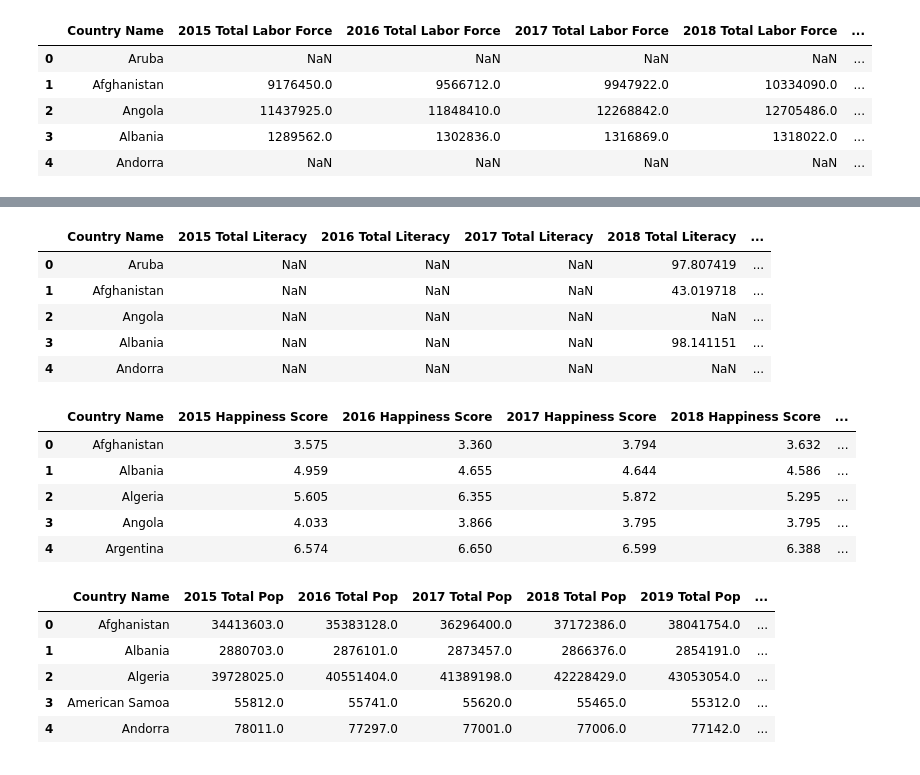
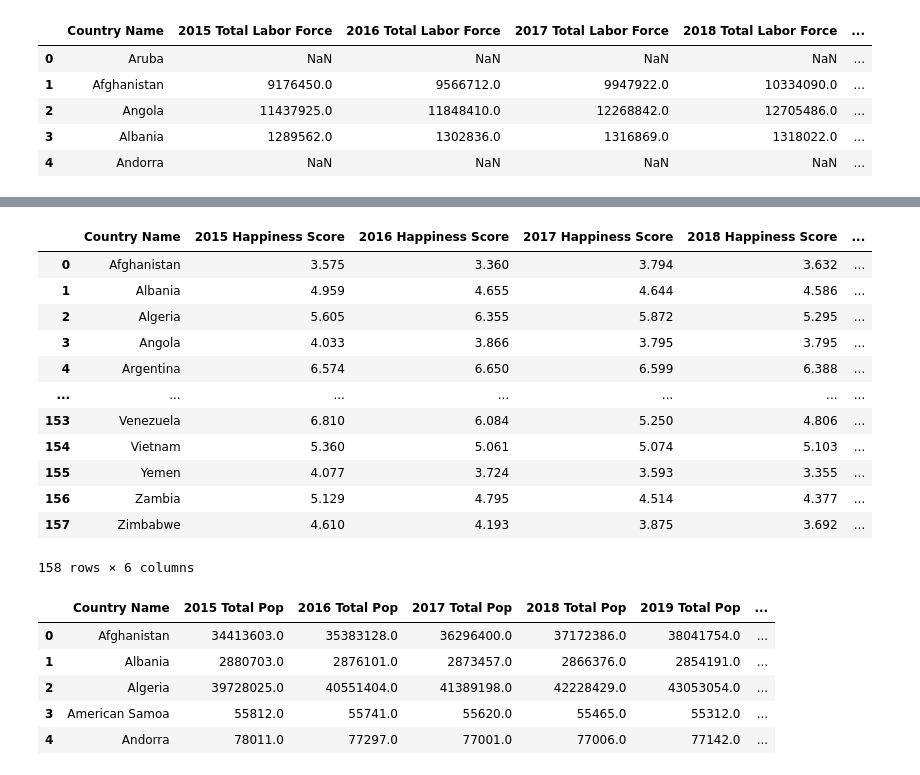
Before and after one commit to patpetrus/project-1-group-5, a Jupyter notebook: ocean_data/merge.ipynb, the cells around one changed output, grey strips where cells are left out. Cells and saved outputs as stored; diff of their text form; code cells hidden in the pictures.

Commit message:
removed NaN columns and rows

```diff
--- a/ocean_data/merge.ipynb
+++ b/ocean_data/merge.ipynb
@@ -62,25 +54,25 @@ gov_expend_df.head()
 # %%
-# Import literacy CSV
-literacy_df = pd.read_csv(literacy_path)
-literacy_df.head()
+# # Import literacy CSV
+# literacy_df = pd.read_csv(literacy_path)
+# literacy_df.head()
-# %% [output]
-|  | Country Name | 2015 Total Literacy | 2016 Total Literacy | 2017 Total Literacy | 2018 Total Literacy | ... |
-| 0 | Aruba | NaN | NaN | NaN | 97.807419 | ... |
-| 1 | Afghanistan | NaN | NaN | NaN | 43.019718 | ... |
-| 2 | Angola | NaN | NaN | NaN | NaN | ... |
-| 3 | Albania | NaN | NaN | NaN | 98.141151 | ... |
-| 4 | Andorra | NaN | NaN | NaN | NaN | ... |
 # %%
 # Import world happiness CSV
 whs_df = pd.read_csv(whs_path)
-whs_df.head()
+whs_df
 # %% [output]
 |  | Country Name | 2015 Happiness Score | 2016 Happiness Score | 2017 Happiness Score | 2018 Happiness Score | ... |
 | 0 | Afghanistan | 3.575 | 3.360 | 3.794 | 3.632 | ... |
 | 1 | Albania | 4.959 | 4.655 | 4.644 | 4.586 | ... |
 | 2 | Algeria | 5.605 | 6.355 | 5.872 | 5.295 | ... |
 | 3 | Angola | 4.033 | 3.866 | 3.795 | 3.795 | ... |
 | 4 | Argentina | 6.574 | 6.650 | 6.599 | 6.388 | ... |
+| ... | ... | ... | ... | ... | ... | ... |
+| 153 | Venezuela | 6.810 | 6.084 | 5.250 | 4.806 | ... |
+| 154 | Vietnam | 5.360 | 5.061 | 5.074 | 5.103 | ... |
+| 155 | Yemen | 4.077 | 3.724 | 3.593 | 3.355 | ... |
+| 156 | Zambia | 5.129 | 4.795 | 4.514 | 4.377 | ... |
+| 157 | Zimbabwe | 4.610 | 4.193 | 3.875 | 3.692 | ... |
+158 rows × 6 columns
 # %%
 # Merge pop/unemployment and GDP Dataframes
 pop_unemployment_df = pop_unemployment_df.merge(gdp_df, how='left', on='Country Name')
```
Also changed, not shown: parts of 6 cells of this notebook, 3 other files.
